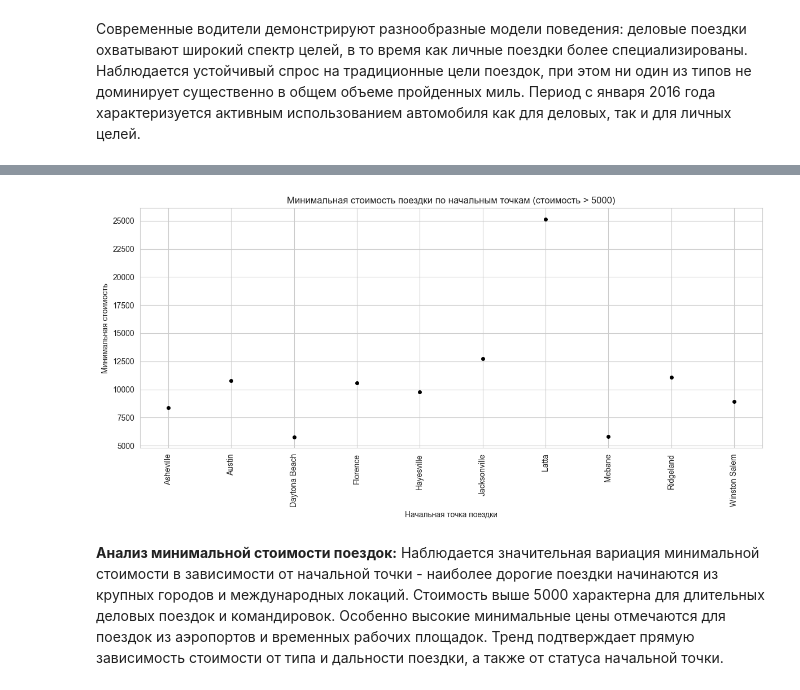
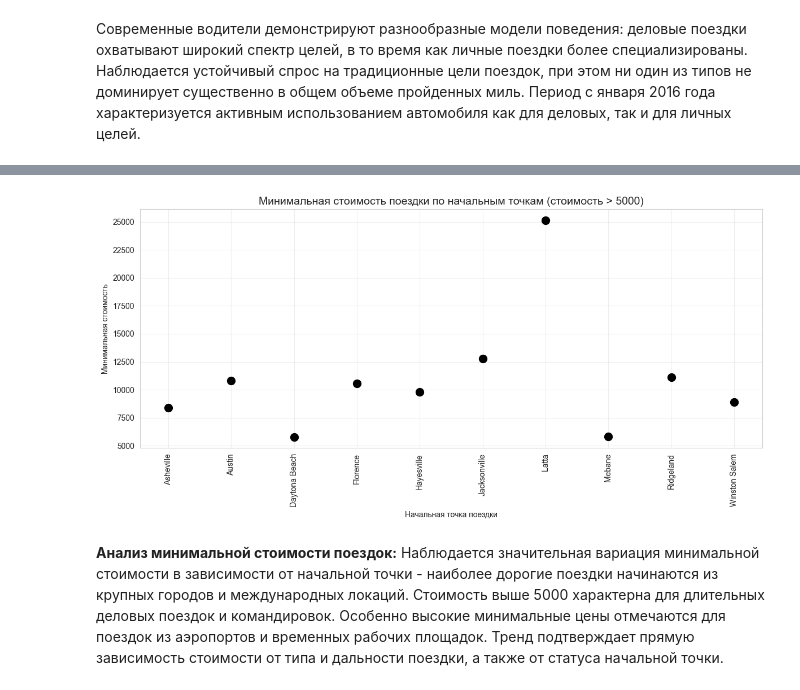
Before and after one commit to yuule4kaa/LR2_Analis_Markova_8, a Jupyter notebook: ЛР2_Маркова_8.ipynb, the cells around one changed output, grey strips where cells are left out. Cells and saved outputs as stored; diff of their text form; code cells hidden in the pictures.

```diff
--- a/ЛР2_Маркова_8.ipynb
+++ b/ЛР2_Маркова_8.ipynb
@@ -277,17 +277,27 @@ The `ci` parameter is deprecated. Use `errorbar=None` for the same effect.
 # %%
 pivot_table = df.pivot_table(values='price', index='START*', aggfunc='min').reset_index()
 filtered_data = pivot_table[pivot_table['price'] > 5000]
 
-plt.figure(figsize=(12, 6))
-plt.scatter(filtered_data['START*'], filtered_data['price'], marker='o', color='black', s=16)
-plt.xticks(rotation=90)
-plt.title('Минимальная стоимость поездки по начальным точкам (стоимость > 5000)')
-plt.xlabel('Начальная точка поездки')
-plt.ylabel('Минимальная стоимость')
+ax = filtered_data.plot(
+    kind='scatter',
+    x='START*',
+    y='price',
+    figsize=(12, 6),
+    marker='o',
+    color='black',
+    s=100
+)
+
+ax.set_title('Минимальная стоимость поездки по начальным точкам (стоимость > 5000)', fontsize=14)
+ax.set_xlabel('Начальная точка поездки')
+ax.set_ylabel('Минимальная стоимость')
+ax.tick_params(axis='x', rotation=90)
+ax.grid(True, alpha=0.3)
+
 plt.tight_layout()
 plt.show()
 # %% [output]
-[figure, old version]
+[figure, new version]
 # %% [markdown]
 **Анализ минимальной стоимости поездок:** Наблюдается значительная вариация минимальной стоимости в зависимости от начальной точки - наиболее дорогие поездки начинаются из крупных городов и международных локаций. Стоимость выше 5000 характерна для длительных деловых поездок и командировок. Особенно высокие минимальные цены отмечаются для поездок из аэропортов и временных рабочих площадок. Тренд подтверждает прямую зависимость стоимости от типа и дальности поездки, а также от статуса начальной точки.
 # %% [markdown]
```
Also changed, not shown: parts of 2 cells of this notebook.
